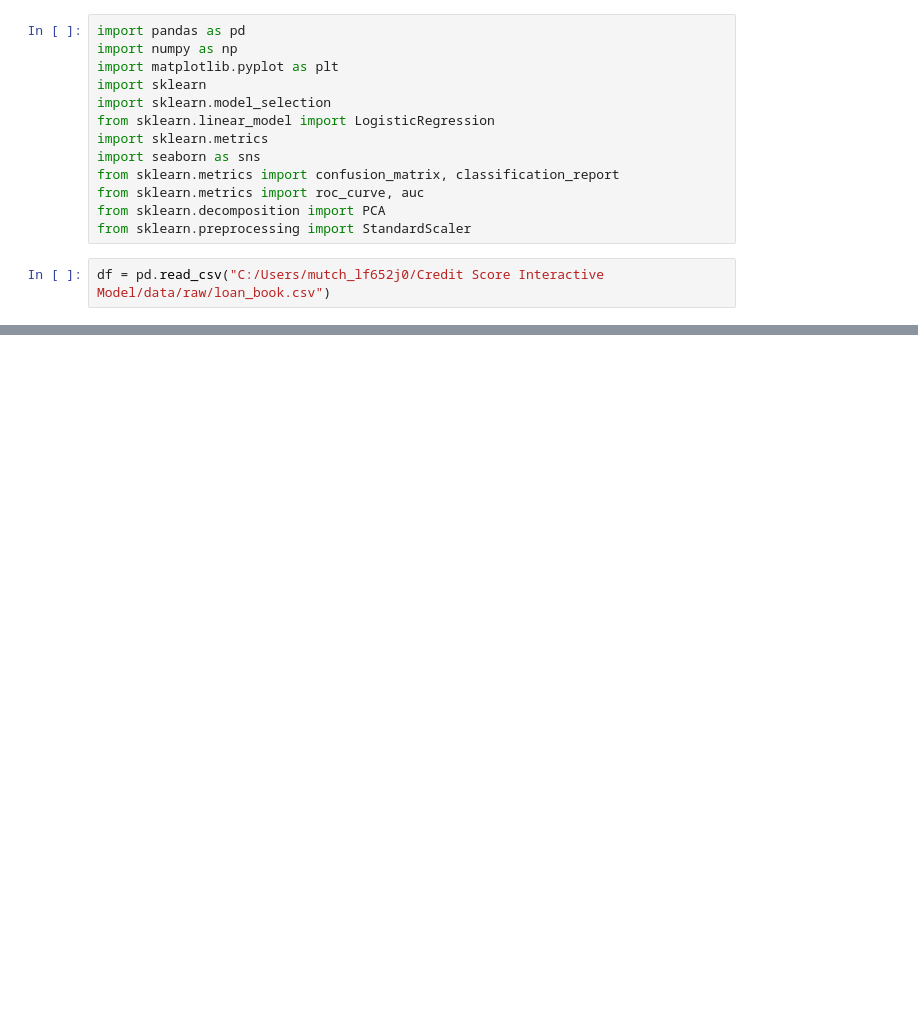
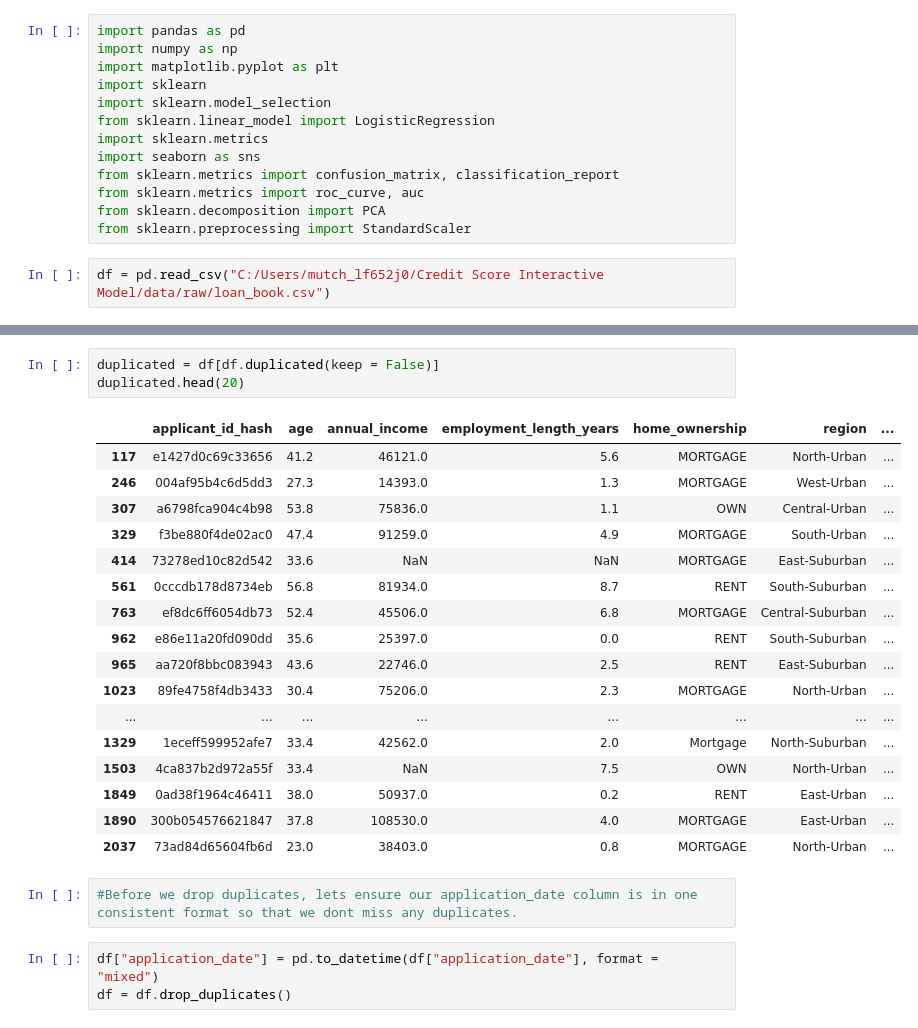
Before and after one commit to mphomutchinya/Robust-interactive-credit-model, a Jupyter notebook: notebooks/eda.ipynb, the cells around one changed output, grey strips where cells are left out. Drawn from its saved outputs; the diff is of its cells as text; blank space fills up the shorter version.

```diff
--- a/notebooks/eda.ipynb
+++ b/notebooks/eda.ipynb
@@ -25,0 +78,26 @@ df.head()
+# %%
+duplicated = df[df.duplicated(keep = False)]
+duplicated.head(20)
+# %% [output]
+|  | applicant_id_hash | age | annual_income | employment_length_years | home_ownership | region | ... |
+| 117 | e1427d0c69c33656 | 41.2 | 46121.0 | 5.6 | MORTGAGE | North-Urban | ... |
+| 246 | 004af95b4c6d5dd3 | 27.3 | 14393.0 | 1.3 | MORTGAGE | West-Urban | ... |
+| 307 | a6798fca904c4b98 | 53.8 | 75836.0 | 1.1 | OWN | Central-Urban | ... |
+| 329 | f3be880f4de02ac0 | 47.4 | 91259.0 | 4.9 | MORTGAGE | South-Urban | ... |
+| 414 | 73278ed10c82d542 | 33.6 | NaN | NaN | MORTGAGE | East-Suburban | ... |
+| 561 | 0cccdb178d8734eb | 56.8 | 81934.0 | 8.7 | RENT | South-Suburban | ... |
+| 763 | ef8dc6ff6054db73 | 52.4 | 45506.0 | 6.8 | MORTGAGE | Central-Suburban | ... |
+| 962 | e86e11a20fd090dd | 35.6 | 25397.0 | 0.0 | RENT | South-Suburban | ... |
+| 965 | aa720f8bbc083943 | 43.6 | 22746.0 | 2.5 | RENT | East-Suburban | ... |
+| 1023 | 89fe4758f4db3433 | 30.4 | 75206.0 | 2.3 | MORTGAGE | North-Urban | ... |
+| ... | ... | ... | ... | ... | ... | ... | ... |
+| 1329 | 1eceff599952afe7 | 33.4 | 42562.0 | 2.0 | Mortgage | North-Suburban | ... |
+| 1503 | 4ca837b2d972a55f | 33.4 | NaN | 7.5 | OWN | North-Urban | ... |
+| 1849 | 0ad38f1964c46411 | 38.0 | 50937.0 | 0.2 | RENT | East-Urban | ... |
+| 1890 | 300b054576621847 | 37.8 | 108530.0 | 4.0 | MORTGAGE | East-Urban | ... |
+| 2037 | 73ad84d65604fb6d | 23.0 | 38403.0 | 0.8 | MORTGAGE | North-Urban | ... |
+# %%
+#Before we drop duplicates, lets ensure our application_date column is in one consistent format so that we dont miss any duplicates.
+# %%
+df["application_date"] = pd.to_datetime(df["application_date"], format = "mixed")
+df = df.drop_duplicates()
```
Also changed, not shown: parts of 30 cells of this notebook.
